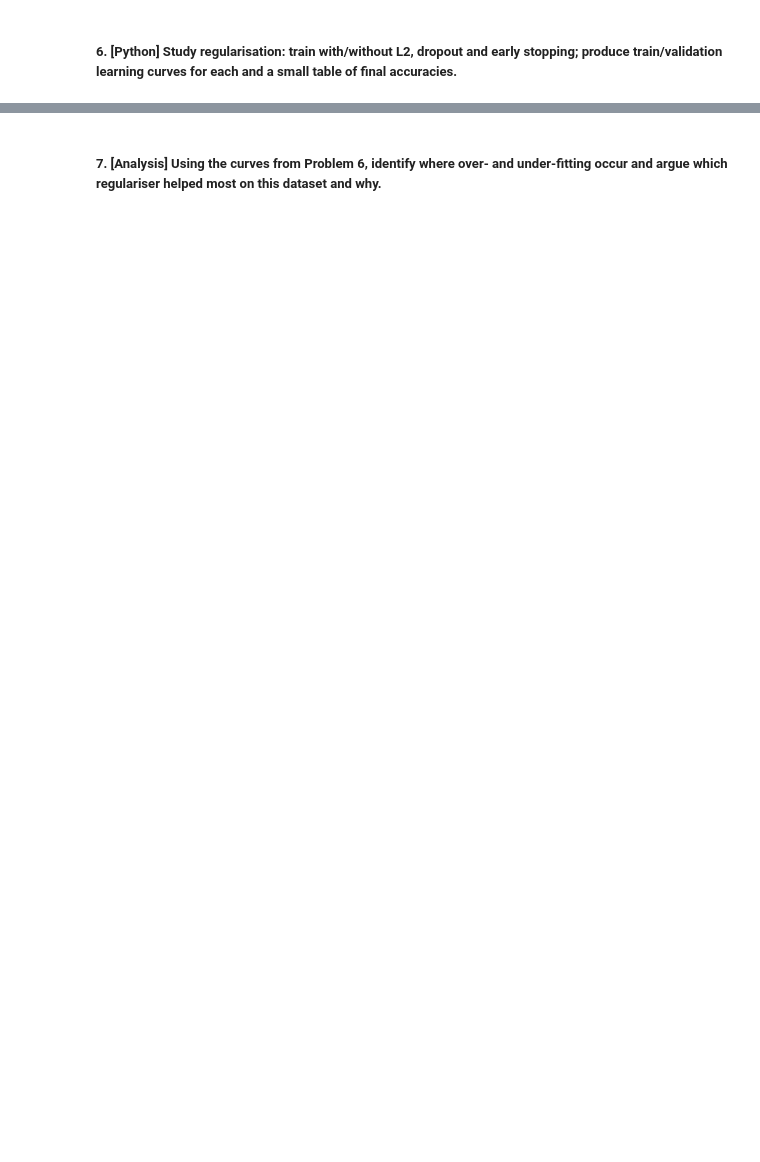
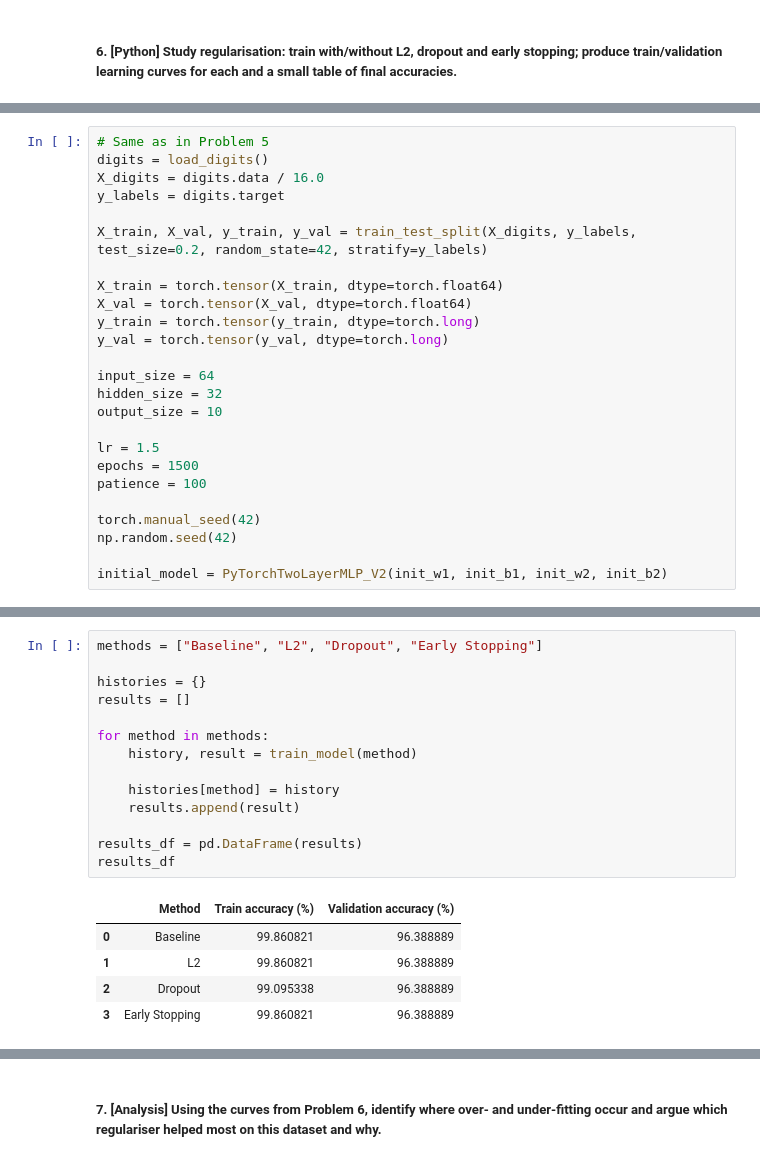
Before and after one commit to Jagaxxx/AUD_labs, a Jupyter notebook: Problem Set 2/l2.ipynb, the cells around one changed output, grey strips where cells are left out. Cells and saved outputs as stored; diff of their text form; blank space fills up the shorter version.

```diff
--- a/Problem Set 2/l2.ipynb
+++ b/Problem Set 2/l2.ipynb
@@ -489,0 +532,25 @@ comparison_df
+# %%
+# Same as in Problem 5
+digits = load_digits()
+X_digits = digits.data / 16.0
+y_labels = digits.target
+
+X_train, X_val, y_train, y_val = train_test_split(X_digits, y_labels, test_size=0.2, random_state=42, stratify=y_labels)
+
+X_train = torch.tensor(X_train, dtype=torch.float64)
+X_val = torch.tensor(X_val, dtype=torch.float64)
+y_train = torch.tensor(y_train, dtype=torch.long)
+y_val = torch.tensor(y_val, dtype=torch.long)
+
+input_size = 64
+hidden_size = 32
+output_size = 10
+
+lr = 1.5
+epochs = 1500
+patience = 100
+
+torch.manual_seed(42)
+np.random.seed(42)
+
+initial_model = PyTorchTwoLayerMLP_V2(init_w1, init_b1, init_w2, init_b2)
@@ -489,0 +625,20 @@ comparison_df
+# %%
+methods = ["Baseline", "L2", "Dropout", "Early Stopping"]
+
+histories = {}
+results = []
+
+for method in methods:
+    history, result = train_model(method)
+
+    histories[method] = history
+    results.append(result)
+
+results_df = pd.DataFrame(results)
+results_df
+# %% [output]
+|  | Method | Train accuracy (%) | Validation accuracy (%) |
+| 0 | Baseline | 99.860821 | 96.388889 |
+| 1 | L2 | 99.860821 | 96.388889 |
+| 2 | Dropout | 99.095338 | 96.388889 |
+| 3 | Early Stopping | 99.860821 | 96.388889 |
```
Also changed, not shown: parts of 10 cells of this notebook.
